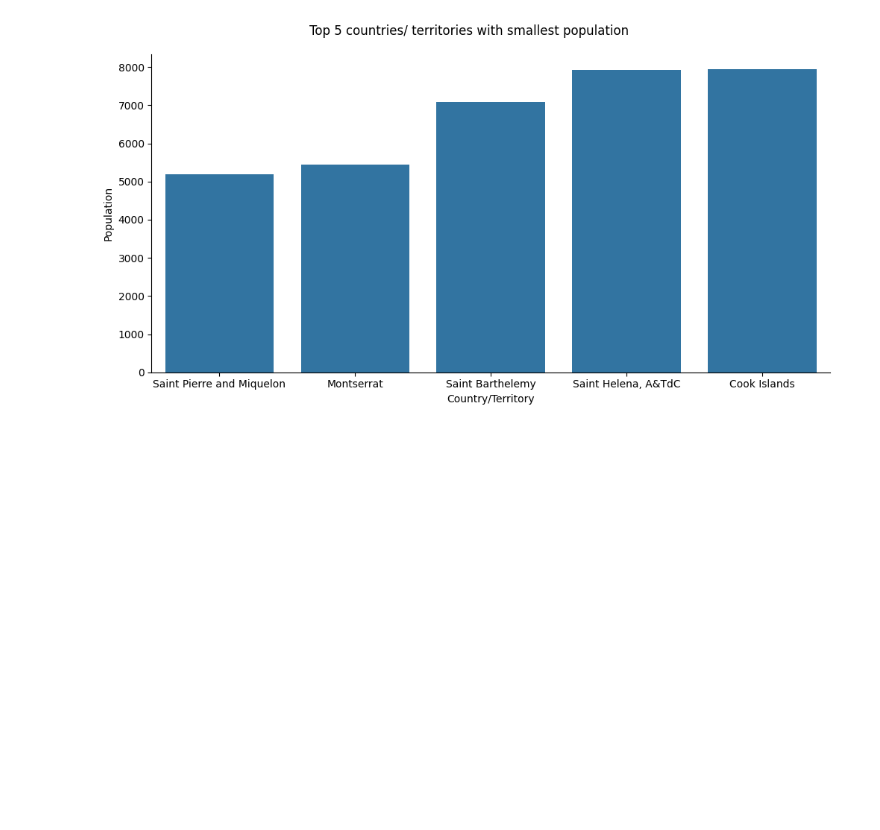
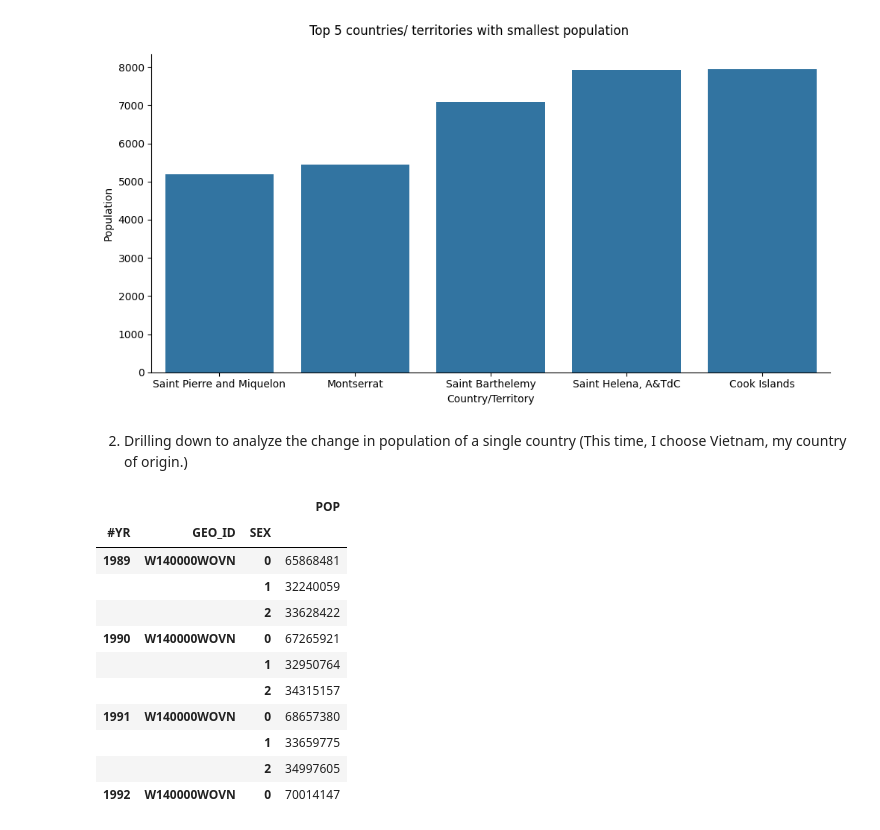
Before and after one commit to thaianle/international-database, a Jupyter notebook: idbsingleyear-python.ipynb, the cells around one changed output. Saved outputs shown, nothing was run; the diff lists cells and outputs as text; code cells hidden in the pictures; blank space fills up the shorter version.

Commit message:
Explore a single country

```diff
--- a/idbsingleyear-python.ipynb
+++ b/idbsingleyear-python.ipynb
@@ -171,3 +171,29 @@ smallest_pop.fig.suptitle('Top 5 countries/ territories with smallest population
 # %% [output]
 Text(0.5, 1.05, 'Top 5 countries/ territories with smallest population')
 [figure]
+# %% [markdown]
+2. Drilling down to analyze the change in population of a single country (This time, I choose Vietnam, my country of origin.)
+# %%
+# Filter for only Vietnam in the observations
+idbsingleyear_vn = idbsingleyear[idbsingleyear['GEO_ID'] == 'W140000WOVN']
+
+# Adding up the populations across age groups
+idbsingleyear_vn = idbsingleyear_vn.groupby(['#YR', 'GEO_ID', 'SEX']).sum()
+
+# Only display the population column, not the total age column
+idbsingleyear_vn = idbsingleyear_vn[['POP']]
+
+idbsingleyear_vn.head(10)
+# %% [output]
+|  |  |  | POP |
+| #YR | GEO_ID | SEX |  |
+| 1989 | W140000WOVN | 0 | 65868481 |
+|  |  | 1 | 32240059 |
+|  |  | 2 | 33628422 |
+| 1990 | W140000WOVN | 0 | 67265921 |
+|  |  | 1 | 32950764 |
+|  |  | 2 | 34315157 |
+| 1991 | W140000WOVN | 0 | 68657380 |
+|  |  | 1 | 33659775 |
+|  |  | 2 | 34997605 |
+| 1992 | W140000WOVN | 0 | 70014147 |
```
Also changed, not shown: parts of 2 cells of this notebook.
